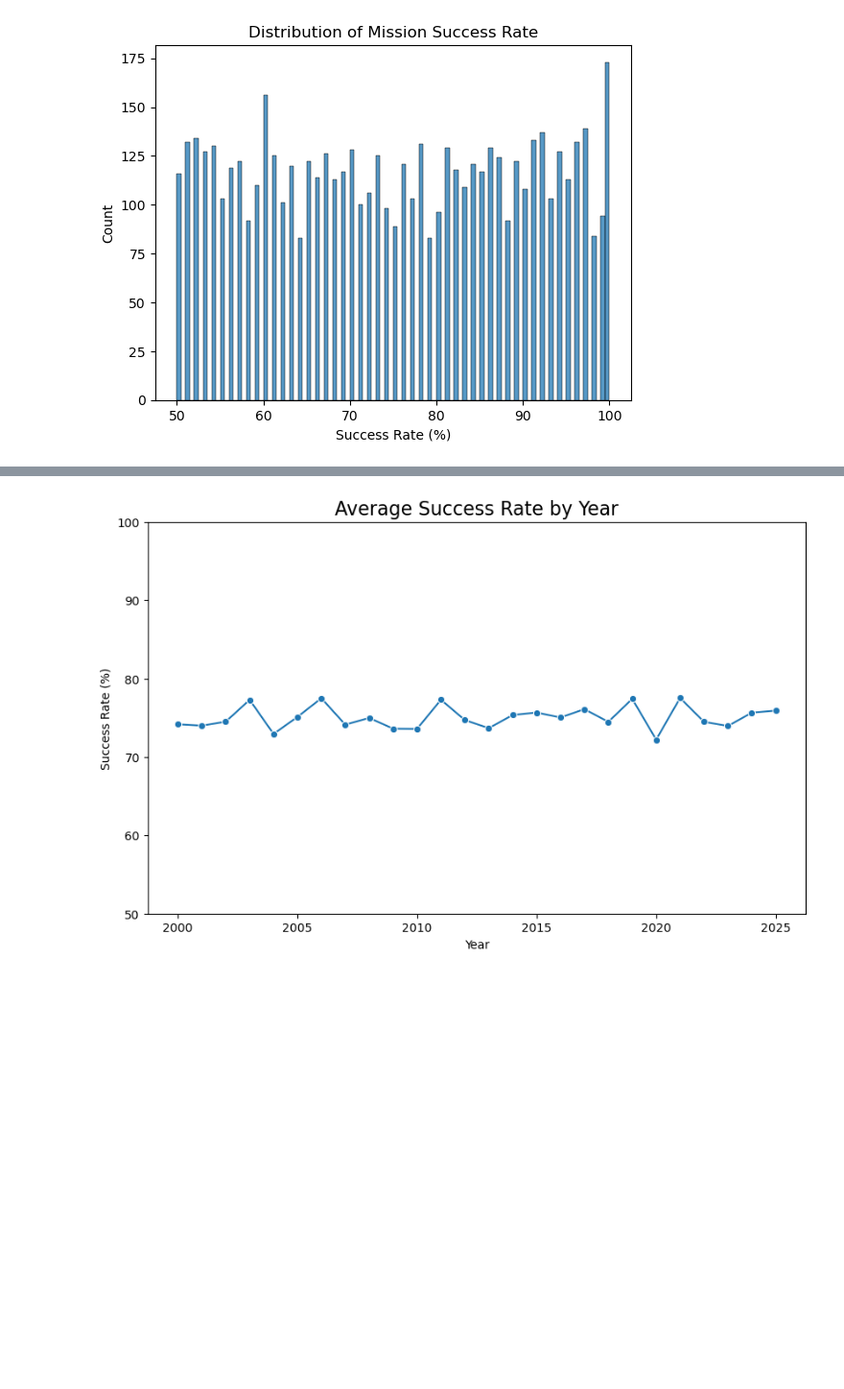
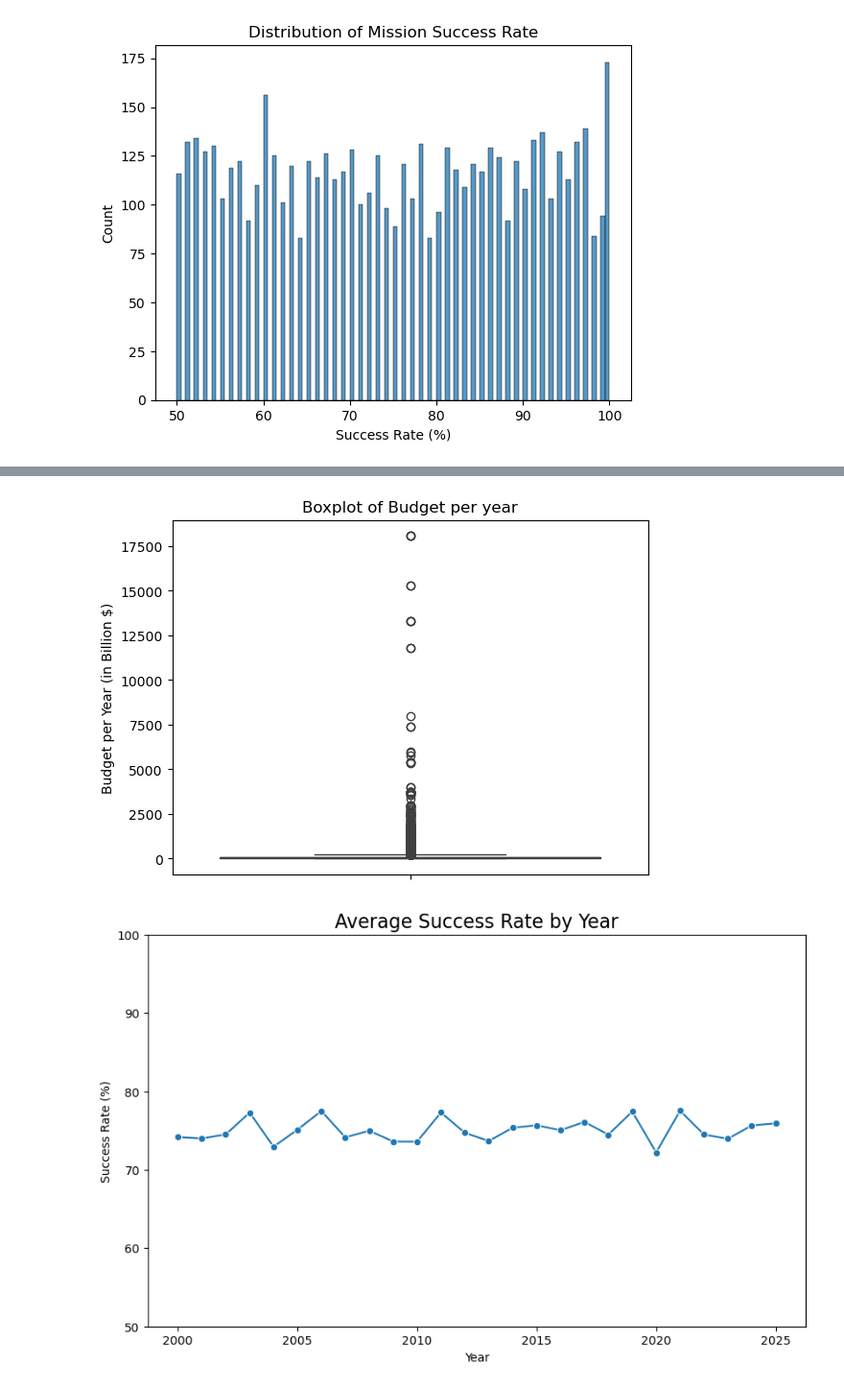
Before and after one commit to BigVictorFans/CU5PROJECTDANISH, a Jupyter notebook: notebook.ipynb, the cells around one changed output, grey strips where cells are left out. Shown at 96% size. Drawn from its saved outputs; the diff is of its cells as text; code cells hidden in the pictures; blank space fills up the shorter version.

```diff
--- a/notebook.ipynb
+++ b/notebook.ipynb
@@ -177,3 +193,9 @@ plt.show()
+# %%
+sns.boxplot(df['Budget per Year (in Billion $)'])
+plt.title('Boxplot of Budget per year')
+plt.show()
+# %% [output]
+[figure, added]
 # %%
 avg_success_year = df.groupby('Year')['Success Rate (%)'].mean().reset_index()
 # %%
```
Also changed, not shown: parts of 12 cells of this notebook, 1 other file.
